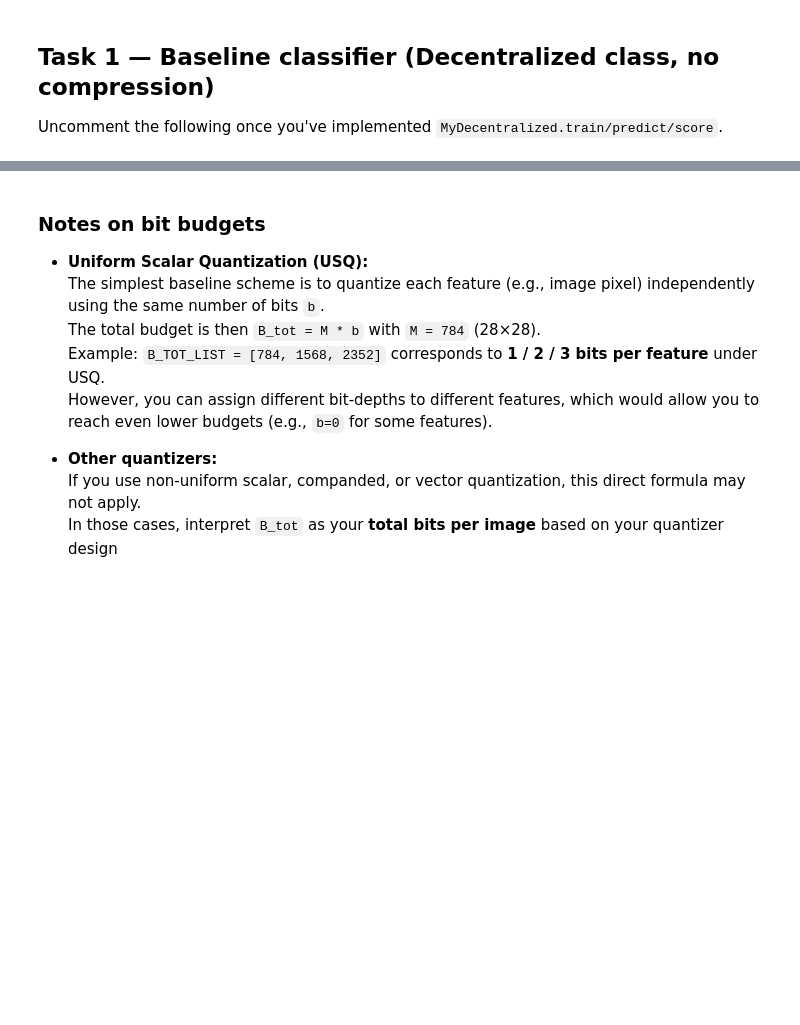
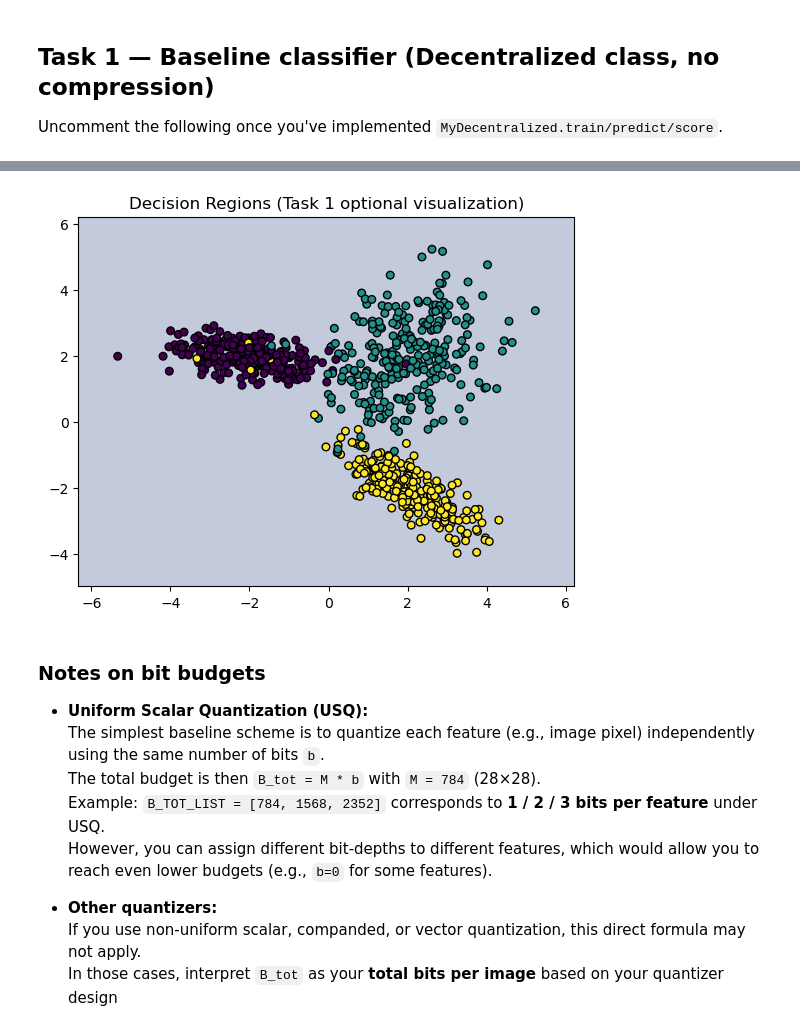
Before and after one commit to edenzafran/ece-236a-project, a Jupyter notebook: ECE236A_2025_boilerplate.ipynb, the cells around one changed output, grey strips where cells are left out. Cells and saved outputs as stored; diff of their text form; code cells hidden in the pictures; blank space fills up the shorter version.

```diff
--- a/ECE236A_2025_boilerplate.ipynb
+++ b/ECE236A_2025_boilerplate.ipynb
@@ -56,0 +72,5 @@ Task 1 test accuracy: 0.908
+# %%
+visualize_2d_decision_boundary(clf, syn_data['trainX'], syn_data['trainY'])
+plt.show()
+# %% [output]
+[figure, added]
```
Also changed, not shown: parts of 7 cells of this notebook, 4 other files.
